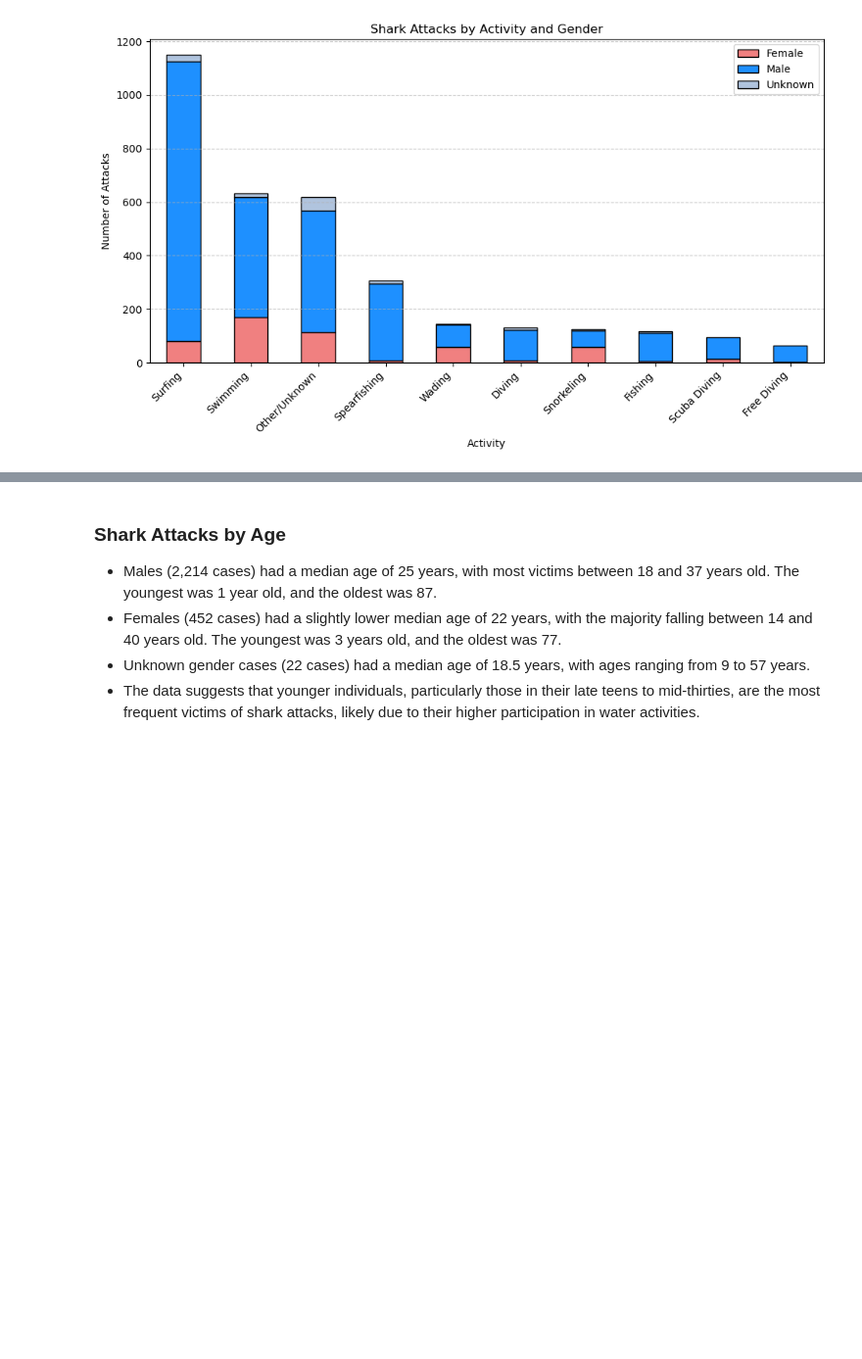
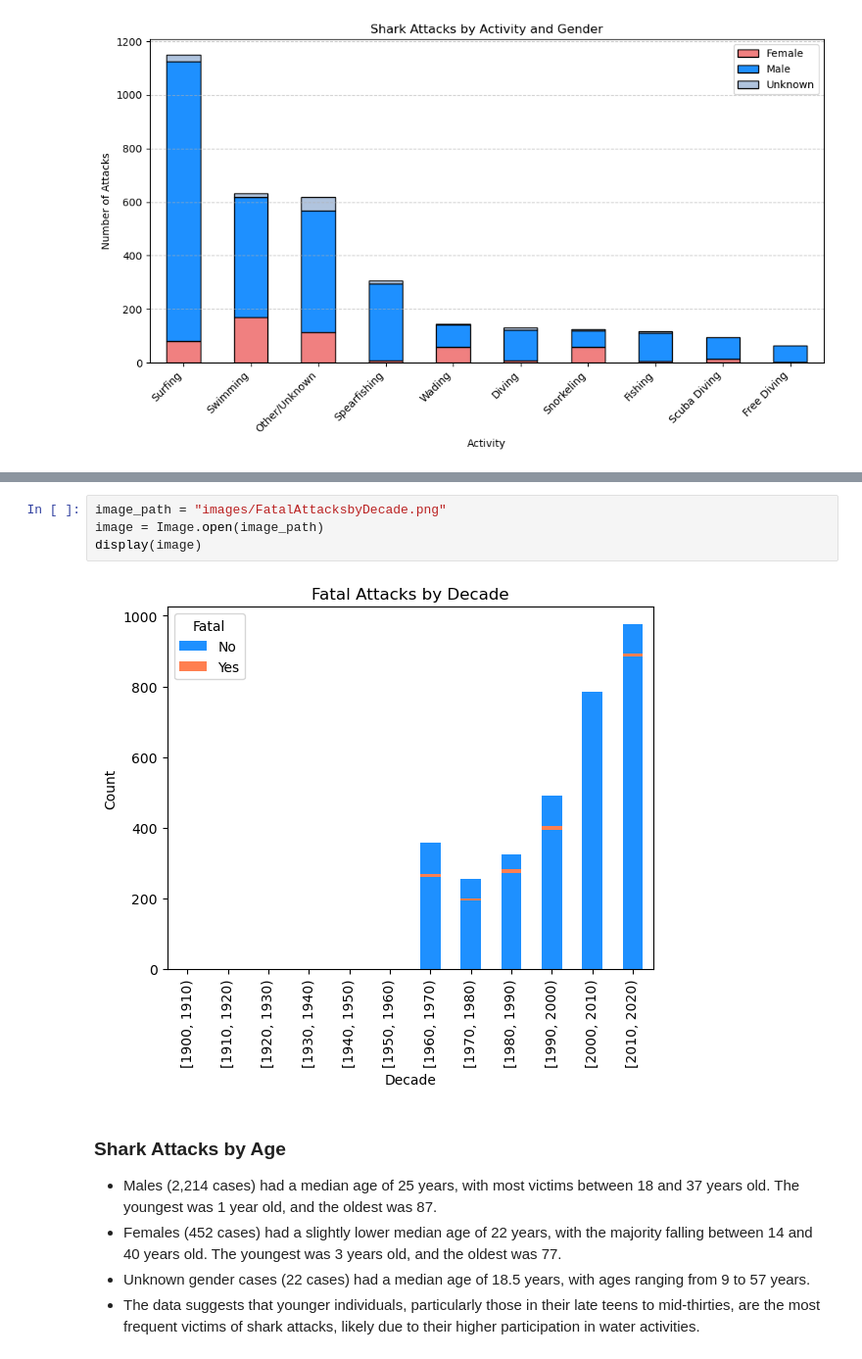
Before and after one commit to SheryllD/shark_attacks_project, a Jupyter notebook: shark_data_wrangling.ipynb, the cells around one changed output, grey strips where cells are left out. Shown: that part at 98% size. Cells and saved outputs as stored; diff of their text form; blank space fills up the shorter version.

```diff
--- a/shark_data_wrangling.ipynb
+++ b/shark_data_wrangling.ipynb
@@ -193,3 +210,9 @@ display(image)
+# %%
+image_path = "images/FatalAttacksbyDecade.png"
+image = Image.open(image_path)
+display(image)
+# %% [output]
+[figure, added]
 # %% [markdown]
 ### Shark Attacks by Age
 - Males (2,214 cases) had a median age of 25 years, with most victims between 18 and 37 years old. The youngest was 1 year old, and the oldest was 87.
```
Also changed, not shown: parts of 8 cells of this notebook, 2 other files.
